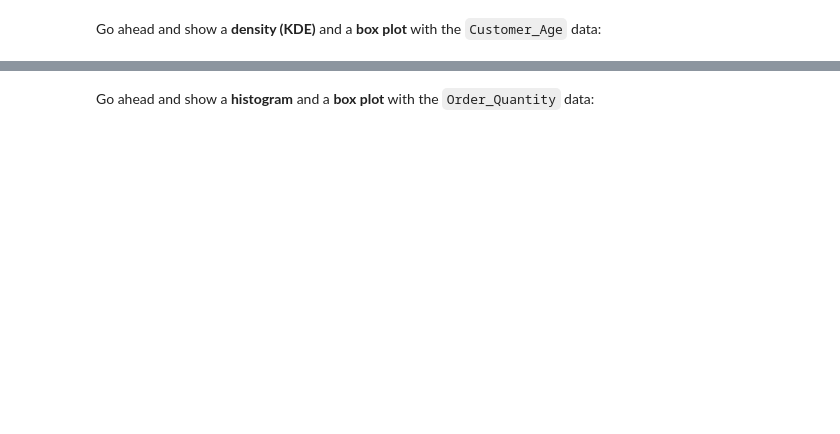
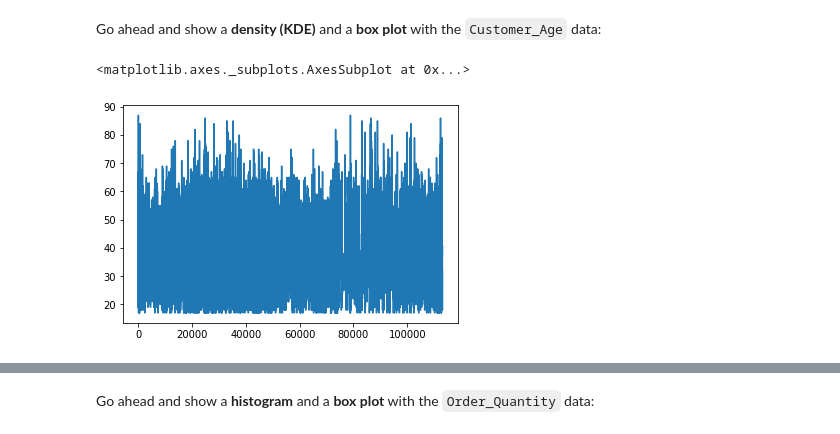
Before and after one commit to thomasdemoner/FreeCodeCamp-Pandas-Real-Life-Example, a Jupyter notebook: Exercises_1.ipynb, the cells around one changed output, grey strips where cells are left out. Saved outputs shown, nothing was run; the diff lists cells and outputs as text; code cells hidden in the pictures; blank space fills up the shorter version.

```diff
--- a/Exercises_1.ipynb
+++ b/Exercises_1.ipynb
@@ -44,5 +58,9 @@ sales['Customer_Age'].mean()
 Go ahead and show a <b>density (KDE)</b> and a <b>box plot</b> with the `Customer_Age` data:
 # %%
 # your code goes here
+sales['Customer_Age'].plot()
+# %% [output]
+<matplotlib.axes._subplots.AxesSubplot at 0x...>
+[figure, added]
 # %%
 sales['Customer_Age'].plot(kind='kde', figsize=(14,6))
```
Also changed, not shown: parts of 34 cells of this notebook.
